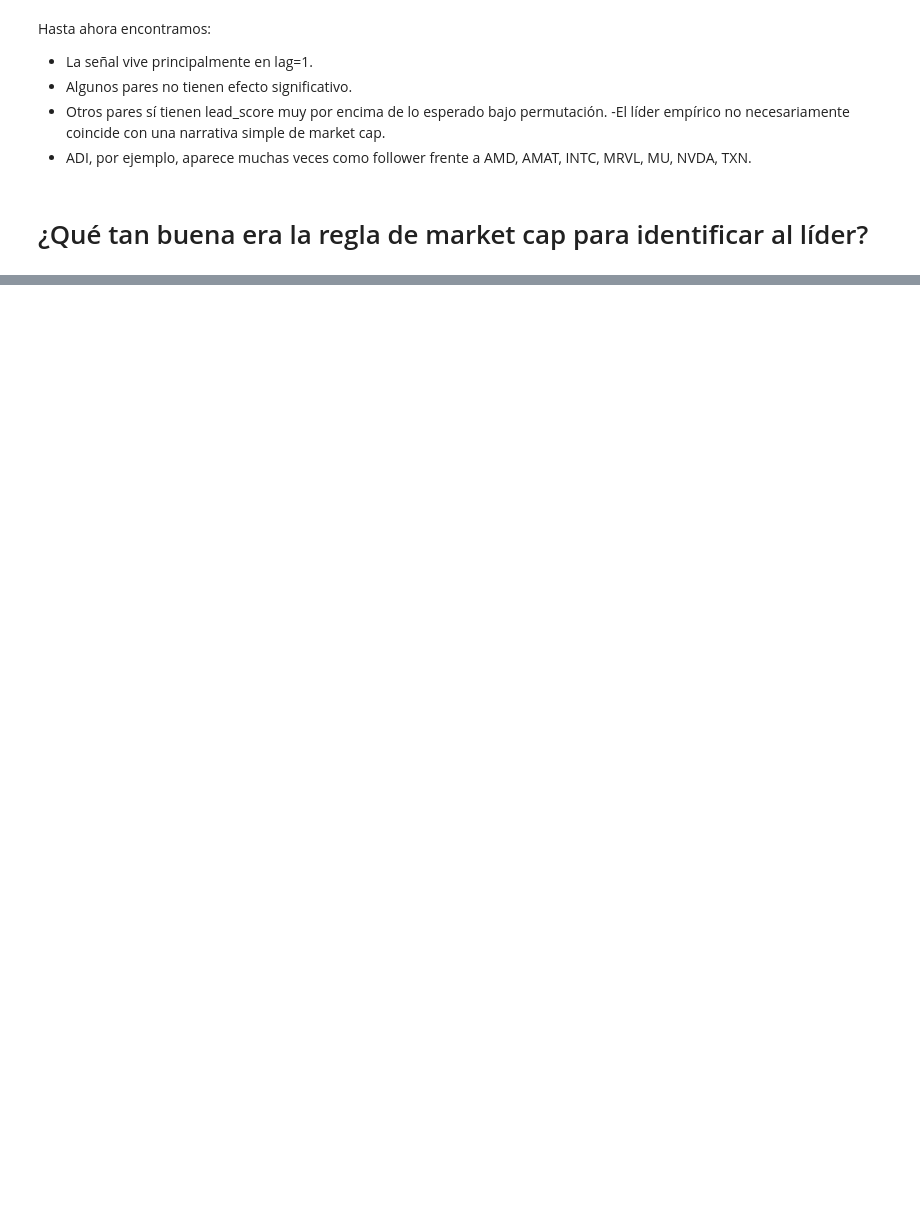
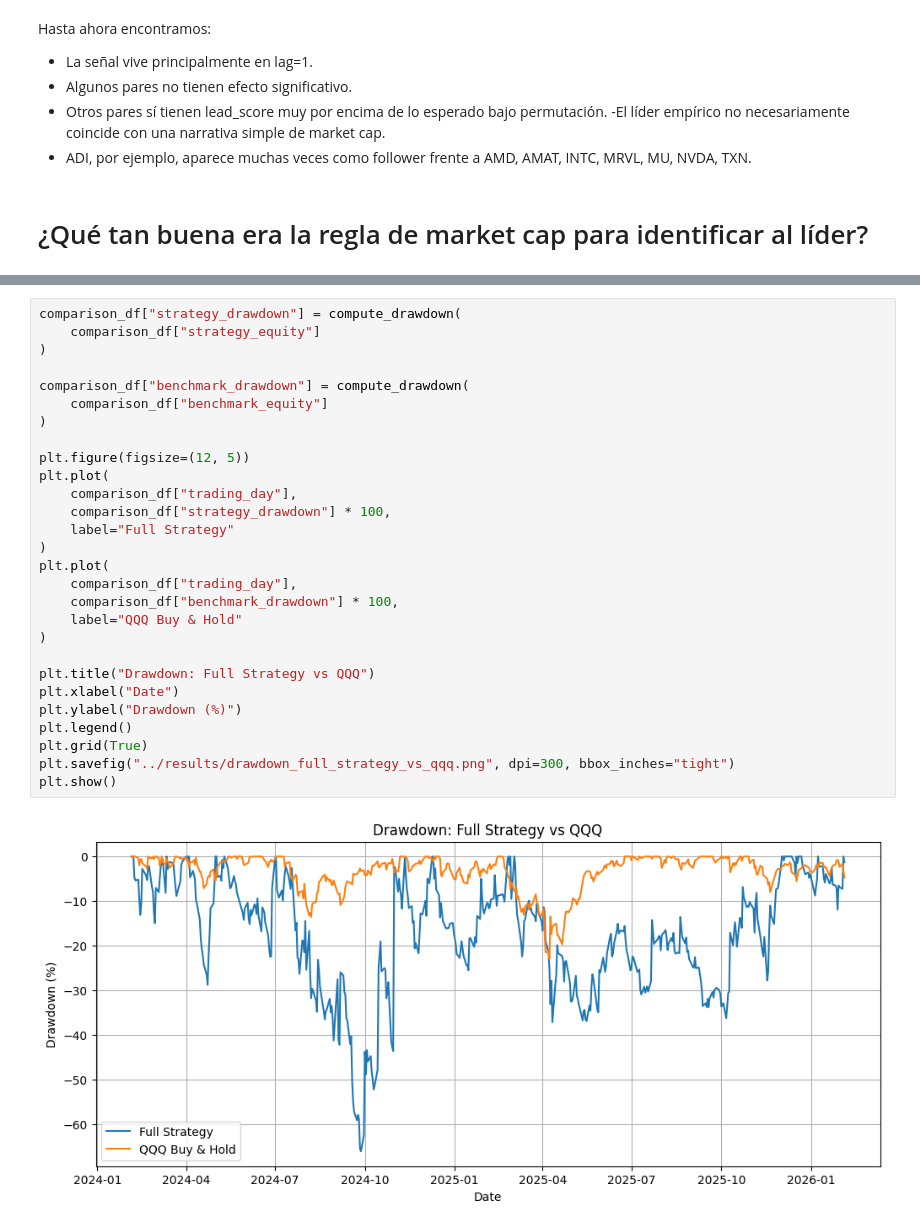
Before and after one commit to ADRIANVM117/data-science-portfolio, a Jupyter notebook: SolidBack_Quant/notebooks/03_hyphotesis_validation_pt2.ipynb, the cells around one changed output, grey strips where cells are left out. Saved outputs shown, nothing was run; the diff lists cells and outputs as text; blank space fills up the shorter version.

```diff
--- a/SolidBack_Quant/notebooks/03_hyphotesis_validation_pt2.ipynb
+++ b/SolidBack_Quant/notebooks/03_hyphotesis_validation_pt2.ipynb
@@ -633,0 +1103,30 @@ El liderazgo basado en market capitalization no es arbitrario. Aproximadamente 6
+# %%
+comparison_df["strategy_drawdown"] = compute_drawdown(
+    comparison_df["strategy_equity"]
+)
+
+comparison_df["benchmark_drawdown"] = compute_drawdown(
+    comparison_df["benchmark_equity"]
+)
+
+plt.figure(figsize=(12, 5))
+plt.plot(
+    comparison_df["trading_day"],
+    comparison_df["strategy_drawdown"] * 100,
+    label="Full Strategy"
+)
+plt.plot(
+    comparison_df["trading_day"],
+    comparison_df["benchmark_drawdown"] * 100,
+    label="QQQ Buy & Hold"
+)
+
+plt.title("Drawdown: Full Strategy vs QQQ")
+plt.xlabel("Date")
+plt.ylabel("Drawdown (%)")
+plt.legend()
+plt.grid(True)
+plt.savefig("../results/drawdown_full_strategy_vs_qqq.png", dpi=300, bbox_inches="tight")
+plt.show()
+# %% [output]
+[figure, added]
```
Also changed, not shown: parts of 30 cells of this notebook.
